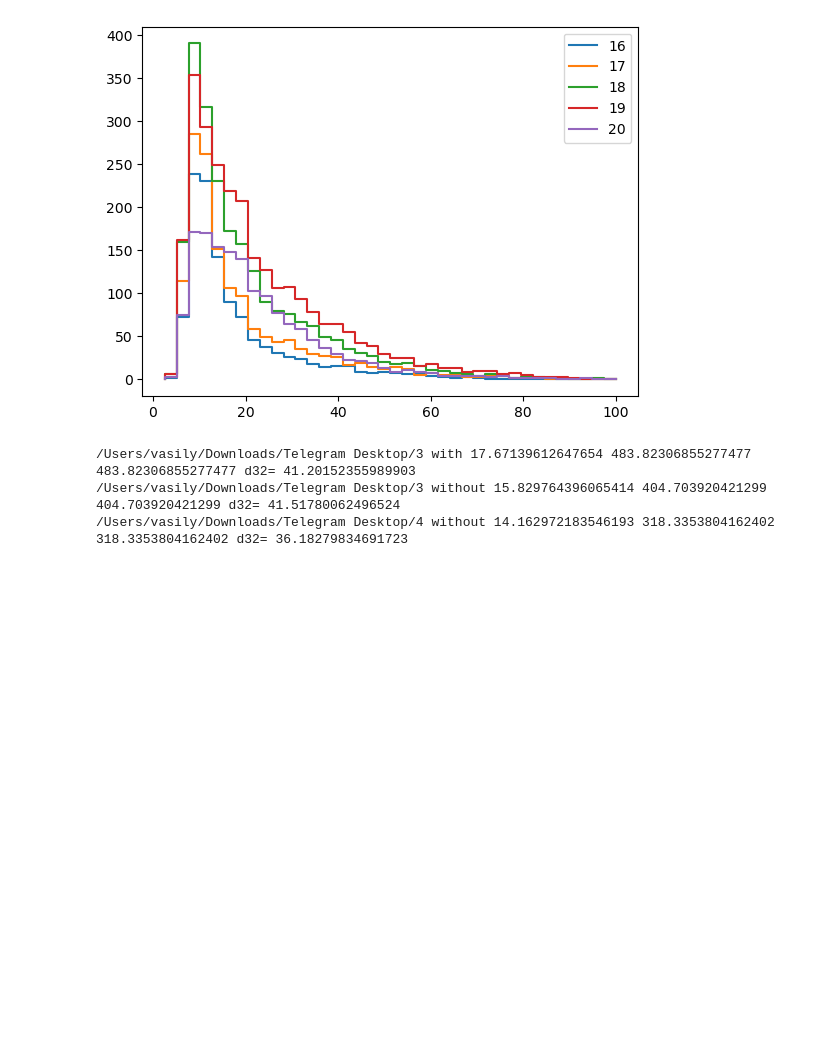
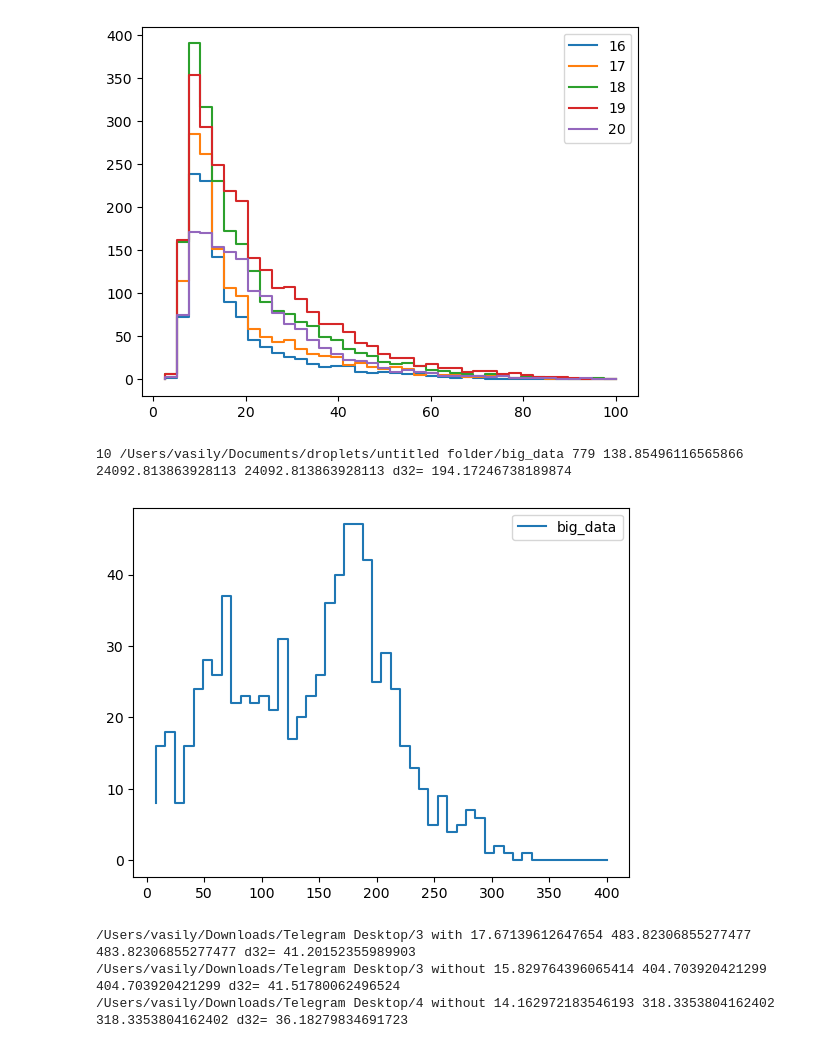
Before and after one commit to vas0x59/droplets_physlab, a Jupyter notebook: microscope_proc/notebook.ipynb, the cells around one changed output. Saved outputs shown, nothing was run; the diff lists cells and outputs as text; code cells hidden in the pictures; blank space fills up the shorter version.

```diff
--- a/microscope_proc/notebook.ipynb
+++ b/microscope_proc/notebook.ipynb
@@ -52,6 +46,25 @@ for path in sorted(glob.glob("/Users/vasily/Downloads/Telegram Desktop/68" + "/*
 4 10456 23.269849445355042 810.3491775057383 810.3491775057383 d32= 49.028963003260394
 4 6083 22.503378244233865 722.1043892816044 722.1043892816044 d32= 44.74005993160338
 [figure]
+# %%
+density = True
+means = []
+for path in sorted(glob.glob("/Users/vasily/Documents/droplets/untitled folder" + "/*")):
+    try:
+        T = np.load(path + "/Rs.npy")
+        # plt.hist(T, bins=np.l inspace(0,100, 50), density=density, alpha=0.5, label=path.split("/")[-1], histtype=u'step', linewidth=2)
+        Ds = np.linspace(0,400, 50)
+        N = len(list_experiments(path))
+        print(N, path, len(T), np.mean(np.power(T, 1)), np.mean(np.power(T, 2)), np.mean(np.power(T, 2)),"d32=", np.mean(np.power(T, 3))/np.mean(np.power(T, 2)))
+        nds = np.histogram(T, Ds)[0]
+        # print()
+        plt.step(Ds[1:], nds, label=path.split("/")[-1])
+        plt.legend()
+    except:
+        pass
+# %% [output]
+10 /Users/vasily/Documents/droplets/untitled folder/big_data 779 138.85496116565866 24092.813863928113 24092.813863928113 d32= 194.17246738189874
+[figure, added]
 # %%
 density = True
 
```
Also changed, not shown: parts of 3 cells of this notebook, 3 other files.
